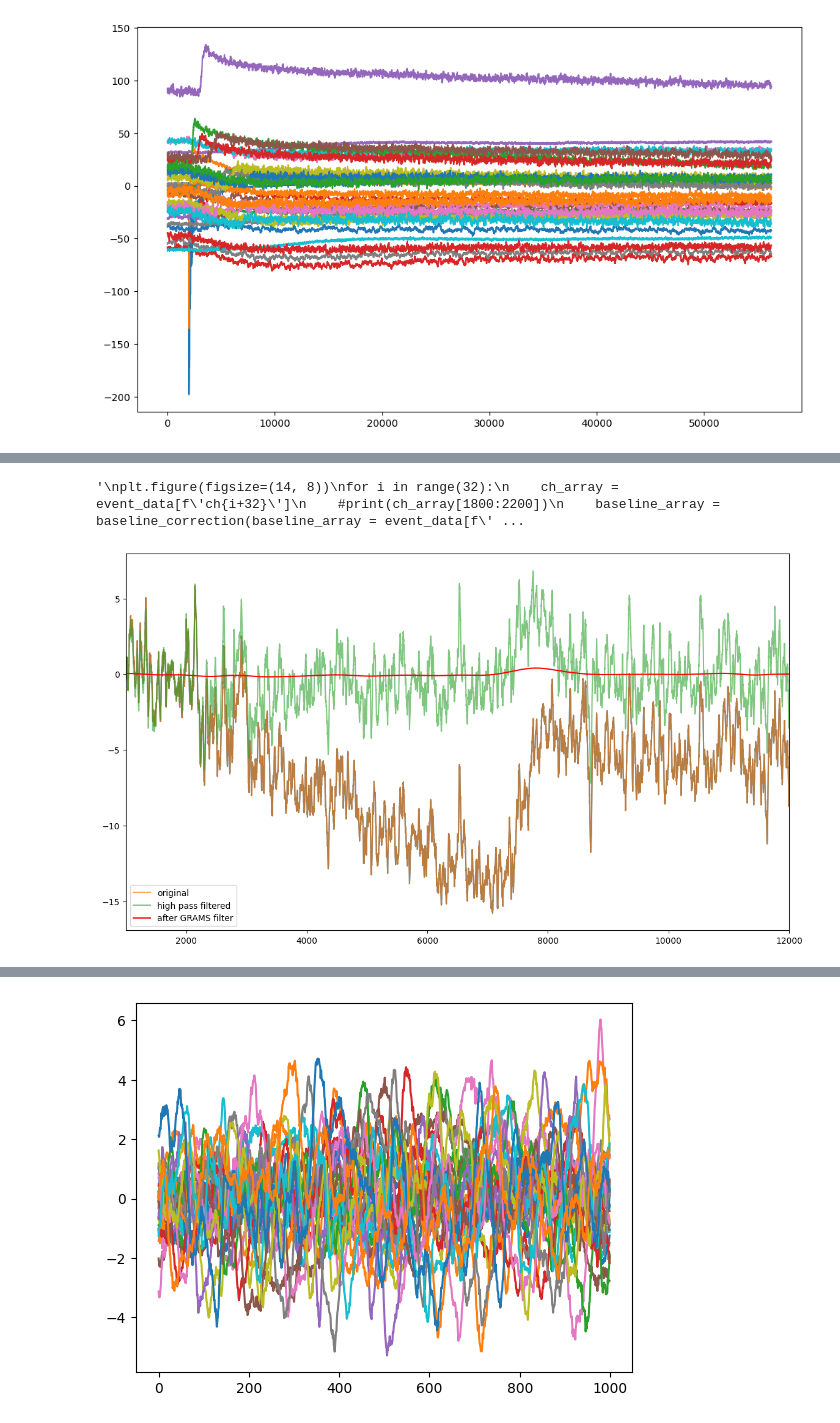
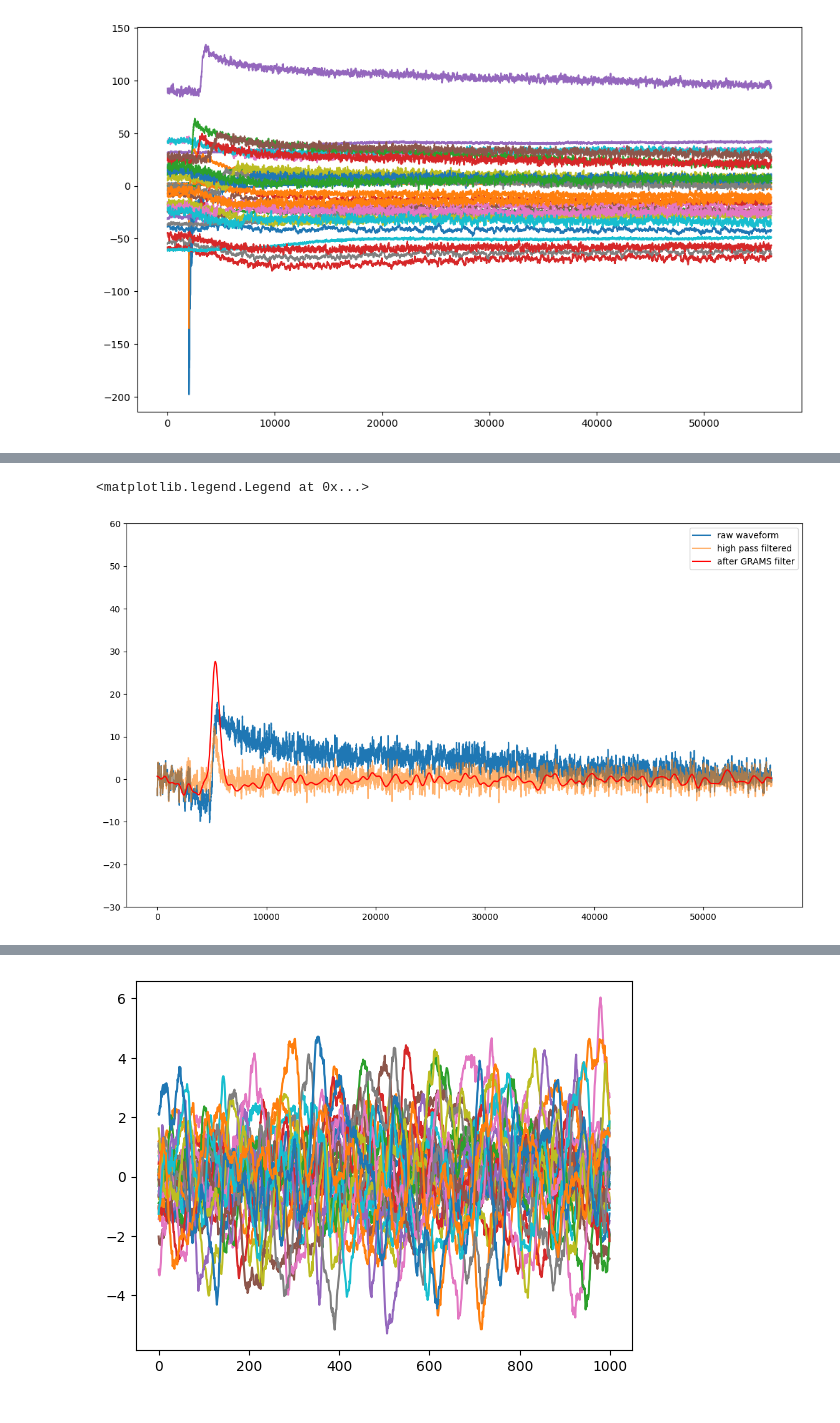
Before and after one commit to Eclipsedclaw/GramsAnalysis, a Jupyter notebook: other/microGRAMS_track_reconstruction_chbych.ipynb, the cells around one changed output, grey strips where cells are left out. Saved outputs shown, nothing was run; the diff lists cells and outputs as text; code cells hidden in the pictures.

```diff
--- a/other/microGRAMS_track_reconstruction_chbych.ipynb
+++ b/other/microGRAMS_track_reconstruction_chbych.ipynb
@@ -131,11 +87,9 @@ from scipy.stats import norm
 
 temp_corrected_array = baseline_correction(baseline_array = event_data['ch52'].to_numpy())
 
-after_shaper = GRAMS_shaper(signal=temp_corrected_array, peaking_time=5, sampling_rate=125, gain=700)
-
 def GRAMS_shaper_trial_1(raw_waveform, filter_order, critical_frequency, gaussian_sigma, gain, shaping_time=5, sampling_rate=125):
     b, a = butter(filter_order, critical_frequency, 'high')
-    plt.plot(raw_waveform, alpha = 0.7, label = 'original')
+    #plt.plot(raw_waveform, alpha = 0.7, label = 'original')
     high_pass_filtered = lfilter(b, a, raw_waveform)
     plt.plot(high_pass_filtered, alpha = 0.6, label = 'high pass filtered')
 
@@ -143,89 +97,38 @@ def GRAMS_shaper_trial_1(raw_waveform, filter_order, critical_frequency, gaussia
     #high_pass_filtered = (high_pass_filtered - np.min(high_pass_filtered)) / (np.max(high_pass_filtered) - np.min(high_pass_filtered)) * np.max(high_pass_filtered)
 
     # Gaussian filter
     gaussian_filtered = gaussian_filter1d(high_pass_filtered, sigma=gaussian_sigma)
+    """
     if(np.max(gaussian_filtered)>3.5):
         gaussian_filtered = gaussian_filtered/np.max(gaussian_filtered)
     else:
         gaussian_filtered = 0.1*gaussian_filtered/np.max(gaussian_filtered)
+    """
 
     # This is for generate a fake normal distribution, also not trustworthy
     """
     x = np.arange(0, len(gaussian_filtered))
     location = np.array(gaussian_filtered).argmax()  # Mean (μ)
     scale = shaping_time * sampling_rate
     # Calculate the PDF of the normal distribution
     pdf = gain * np.max(gaussian_filtered) * norm.pdf(x, loc=location, scale=scale)
     """
     return gaussian_filtered * gain
 
 def GRAMS_high_pass(raw_waveform, filter_order, critical_frequency):
     b, a = butter(filter_order, critical_frequency, 'high')
     high_pass_filtered = lfilter(b, a, raw_waveform)
     return high_pass_filtered
 
 
 plt.figure(figsize=(14, 8))
-baseline_array = baseline_correction(baseline_array = event_data['ch60'].to_numpy())
-plt.plot(baseline_array)
+baseline_array = baseline_correction(baseline_array = event_data['ch57'].to_numpy())
+plt.plot(baseline_array, label = 'raw waveform')
 single_filtered_channel = GRAMS_shaper_trial_1(baseline_array, filter_order=1, critical_frequency=0.001, gaussian_sigma=250, shaping_time = 5, gain=4, sampling_rate=125)
-plt.xlim(1000, 12000)
-#plt.ylim(-30, 60)
+#plt.xlim(1000, 12000)
+plt.ylim(-30, 60)
 plt.plot(single_filtered_channel, c='red', label='after GRAMS filter')
 plt.legend()
-
-
-drift_time = np.arange(0, len(single_filtered_channel), 1) / 125
-"""
-plt.figure(figsize=(14, 8))
-for i in range(32):
-    ch_array = event_data[f'ch{i+32}']
-    #print(ch_array[1800:2200])
-    baseline_array = baseline_correction(baseline_array = event_data[f'ch{i+32}'].to_numpy())
-    corrected_array = GRAMS_shaper_trial_1(baseline_array, filter_order=1, critical_frequency=0.001, gaussian_sigma=250, gain=1)
-    plt.plot(drift_time, corrected_array, label=f'ch{i+30}')
-plt.grid()
-plt.legend()
-plt.ylabel("mV")
-plt.xlabel("Time/us")
-plt.title("After high pass filter + gaussian filter + 1D normal distribution")
-
-
-
-# Create a figure with 2 subplots stacked vertically
-fig, axs = plt.subplots(2, 1, figsize=(14, 12))
-
-# First subplot for channels ch32 to ch47
-for i in range(16):  # 16 channels from ch32 to ch47
-    ch_array = event_data[f'ch{i+32}']
-    baseline_array = baseline_correction(baseline_array=ch_array.to_numpy())
-    corrected_array = GRAMS_shaper_trial_1(baseline_array, filter_order=1, critical_frequency=0.001, gaussian_sigma=250, gain=1)
-    axs[0].plot(drift_time, corrected_array, label=f'ch{i+32}')  # Adjusted label for clarity
-
-# Customizing the first subplot
-axs[0].grid()
-axs[0].legend()
-axs[0].set_ylabel("mV")
-axs[0].set_xlabel("Time/us")
-axs[0].set_title("After High Pass Filter + Gaussian Filter + 1D Normal Distribution (Channels 32-47)")
-
-# Second subplot for channels ch48 to ch63
-for i in range(16):  # 16 channels from ch48 to ch63
-    ch_array = event_data[f'ch{i+48}']
-    baseline_array = baseline_correction(baseline_array=ch_array.to_numpy())
-    corrected_array = GRAMS_shaper_trial_1(baseline_array, filter_order=1, critical_frequency=0.001, gaussian_sigma=250, gain=1)
-    axs[1].plot(drift_time, corrected_array, label=f'ch{i+48}')  # Adjusted label for clarity
-
-# Customizing the second subplot
-axs[1].grid()
-axs[1].legend()
-axs[1].set_ylabel("mV")
-axs[1].set_xlabel("Time/us")
-axs[1].set_title("After High Pass Filter + Gaussian Filter + 1D Normal Distribution (Channels 48-63)")
-
-# Adjust layout for better spacing
-plt.show()
-"""
 # %% [output]
-'\nplt.figure(figsize=(14, 8))\nfor i in range(32):\n    ch_array = event_data[f\'ch{i+32}\']\n    #print(ch_array[1800:2200])\n    baseline_array = baseline_correction(baseline_array = event_data[f\' ...
+<matplotlib.legend.Legend at 0x...>
-[figure, old version]
+[figure, new version]
```
Also changed, not shown: parts of 10 cells of this notebook, 6 other files.
